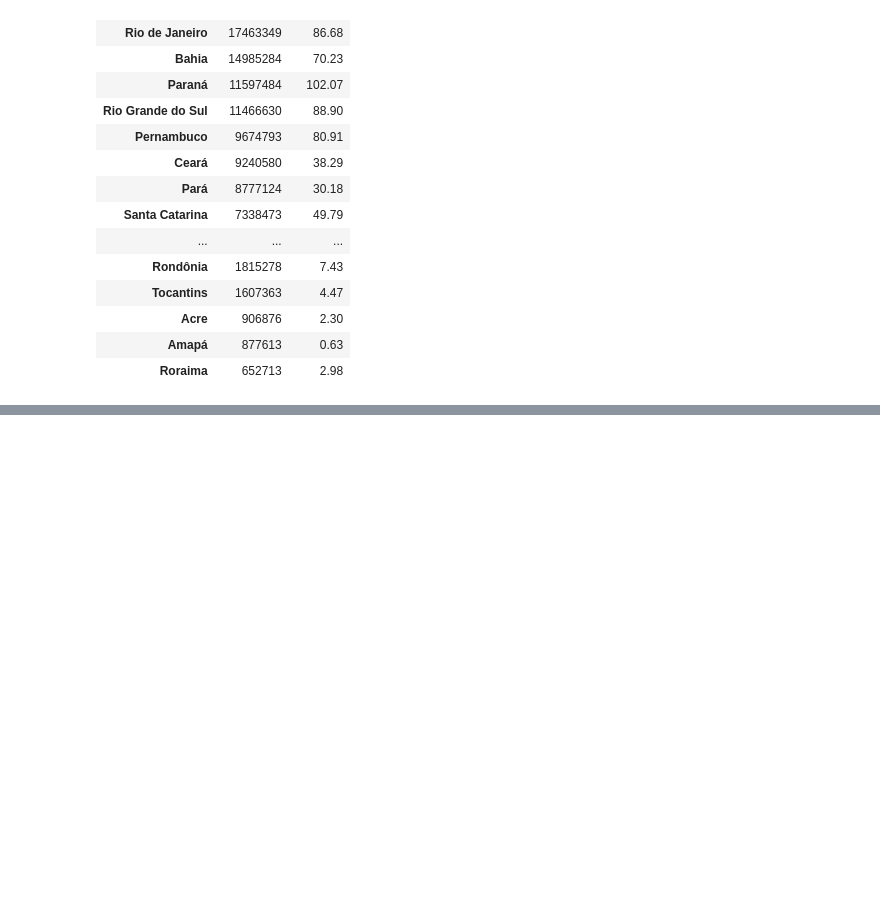
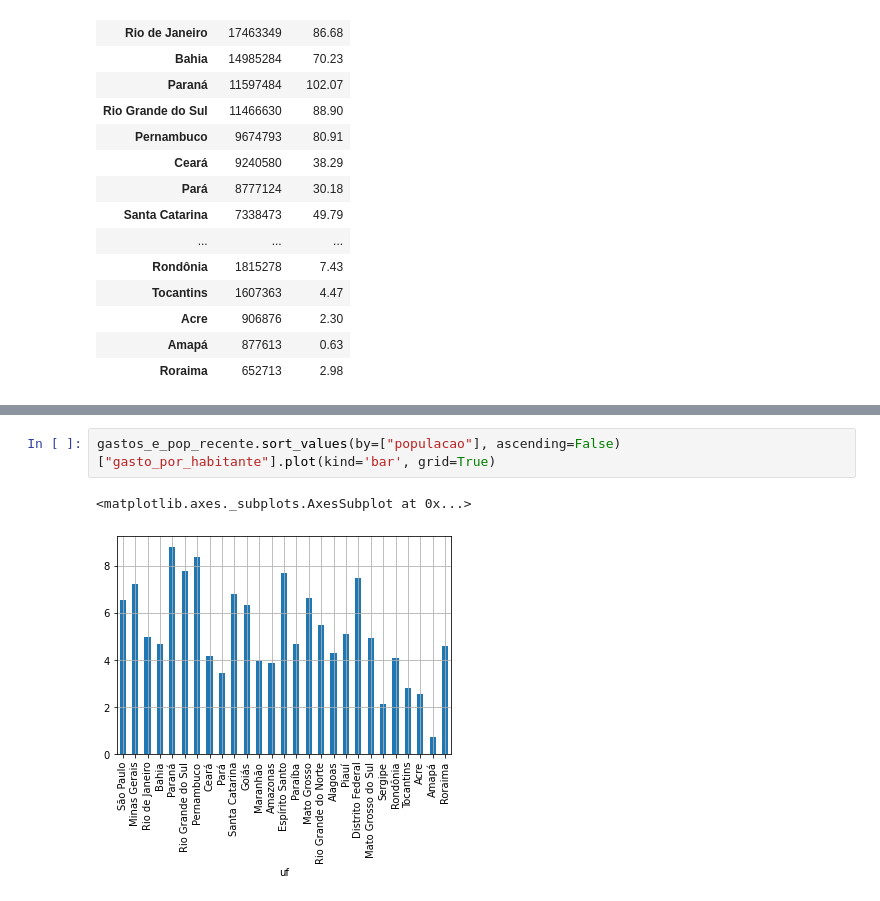
Before and after one commit to VitorFRodrigues/Data-Science-Bootcamp, a Jupyter notebook: Modulo02/Bootcamp_Datascience.ipynb, the cells around one changed output, grey strips where cells are left out. Cells and saved outputs as stored; diff of their text form; blank space fills up the shorter version.

```diff
--- a/Modulo02/Bootcamp_Datascience.ipynb
+++ b/Modulo02/Bootcamp_Datascience.ipynb
@@ -986,0 +1044,5 @@ display(unidas)
+# %%
+gastos_e_pop_recente.sort_values(by=["populacao"], ascending=False)["gasto_por_habitante"].plot(kind='bar', grid=True)
+# %% [output]
+<matplotlib.axes._subplots.AxesSubplot at 0x...>
+[figure, added]
```
Also changed, not shown: parts of 17 cells of this notebook.
